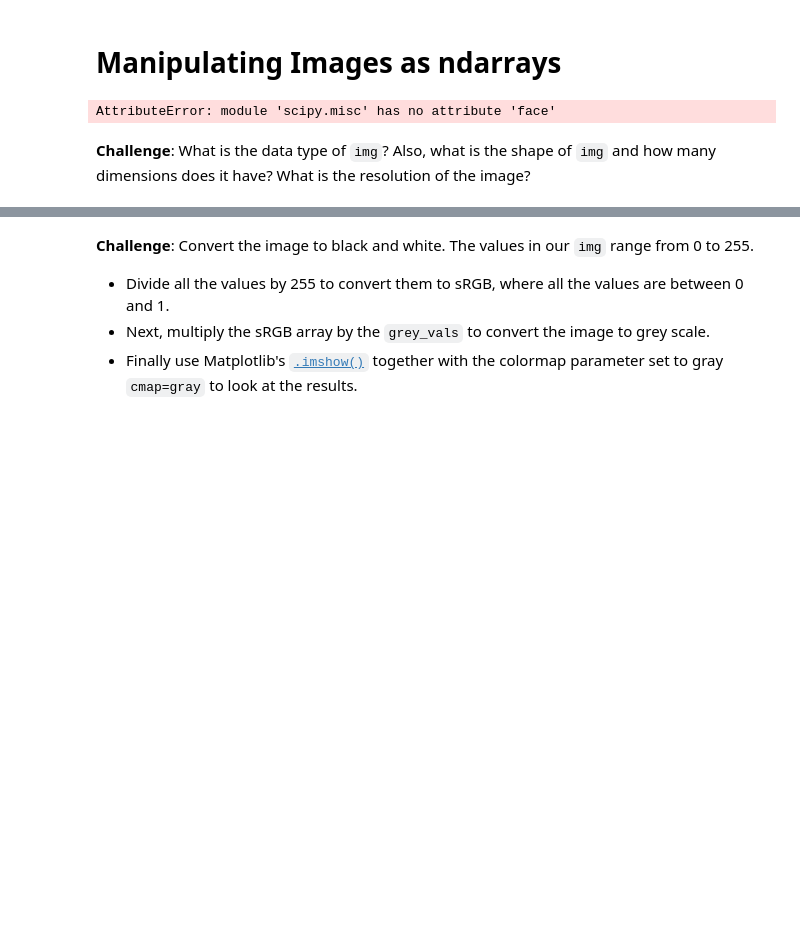
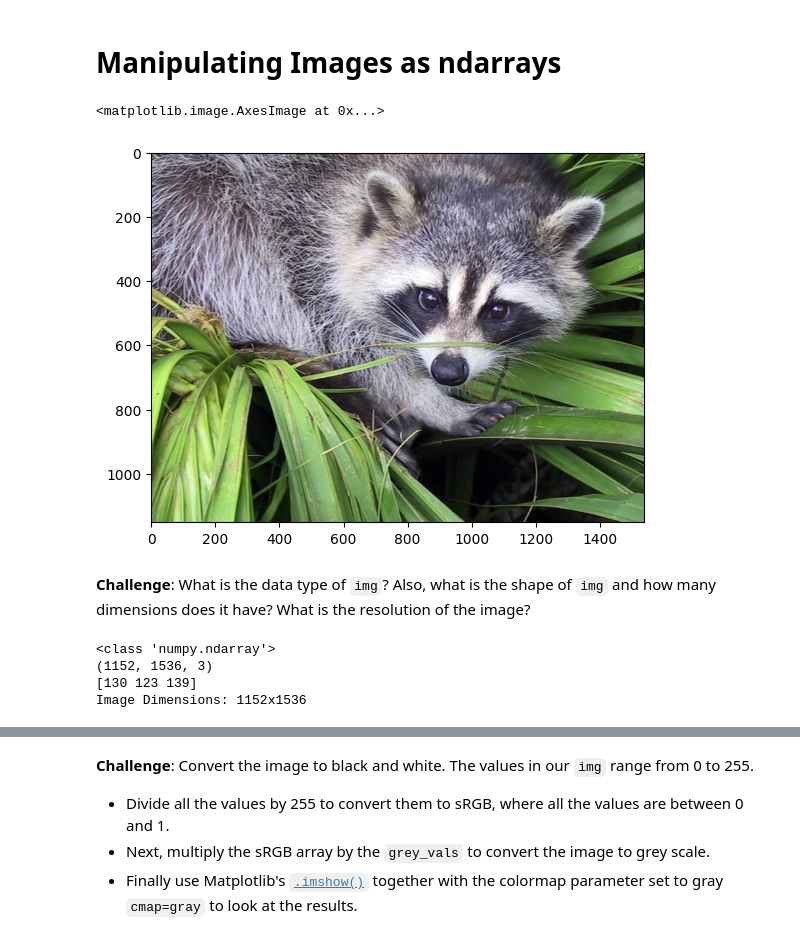
Before and after one commit to Golden-Leaves/100daysofpython, a Jupyter notebook: numpy_computation/Computation_with_NumPy_and_N_Dimensional_Arrays_(start).ipynb, the cells around one changed output, grey strips where cells are left out. Saved outputs shown, nothing was run; the diff lists cells and outputs as text; code cells hidden in the pictures; blank space fills up the shorter version.

```diff
--- a/numpy_computation/Computation_with_NumPy_and_N_Dimensional_Arrays_(start).ipynb
+++ b/numpy_computation/Computation_with_NumPy_and_N_Dimensional_Arrays_(start).ipynb
@@ -236,9 +236,22 @@ array([[19, 25, 18],
        [71, 65, 62]])
 # %% [markdown]
 # Manipulating Images as ndarrays
-# %%
-img = misc.face()
-# %% [output]
-AttributeError: module 'scipy.misc' has no attribute 'face'
+# %%
+img = Image.open("PIXNIO-28860-1536x1152.jpg") #scipy.misc.face() is deprecated
+img = np.array(img) #Convert from PIL image to NumPy array
+plt.imshow(img)
+# %% [output]
+<matplotlib.image.AxesImage at 0x...>
+[figure, added]
 # %% [markdown]
 **Challenge**: What is the data type of `img`? Also, what is the shape of `img` and how many dimensions does it have? What is the resolution of the image?
+# %%
+print(type(img))
+print(img.shape)
+print(img[0,0])
+print(f"Image Dimensions: {img.shape[0]}x{img.shape[1]}")
+# %% [output]
+<class 'numpy.ndarray'>
+(1152, 1536, 3)
+[130 123 139]
+Image Dimensions: 1152x1536
```
Also changed, not shown: parts of 4 cells of this notebook, 1 other file.
